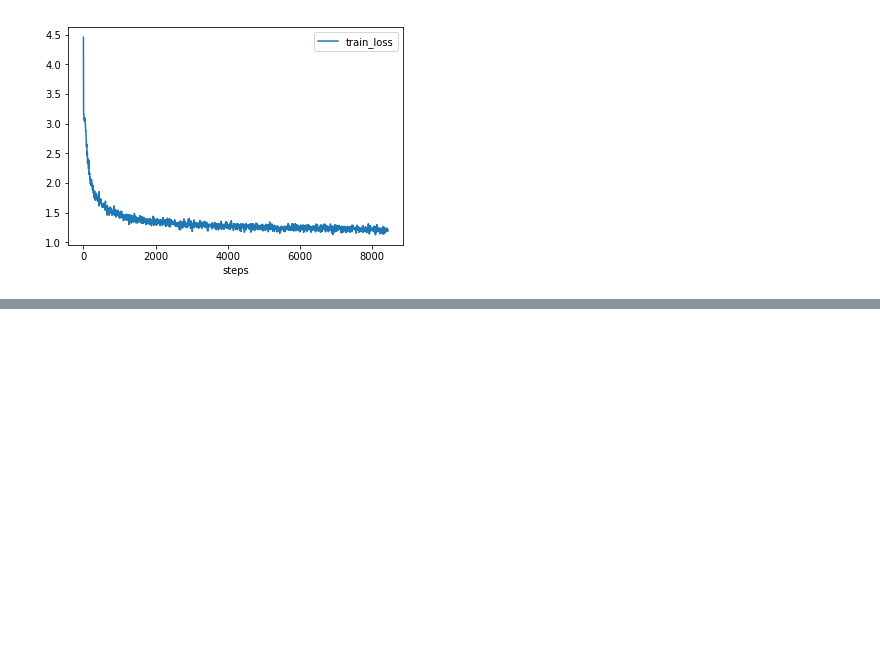
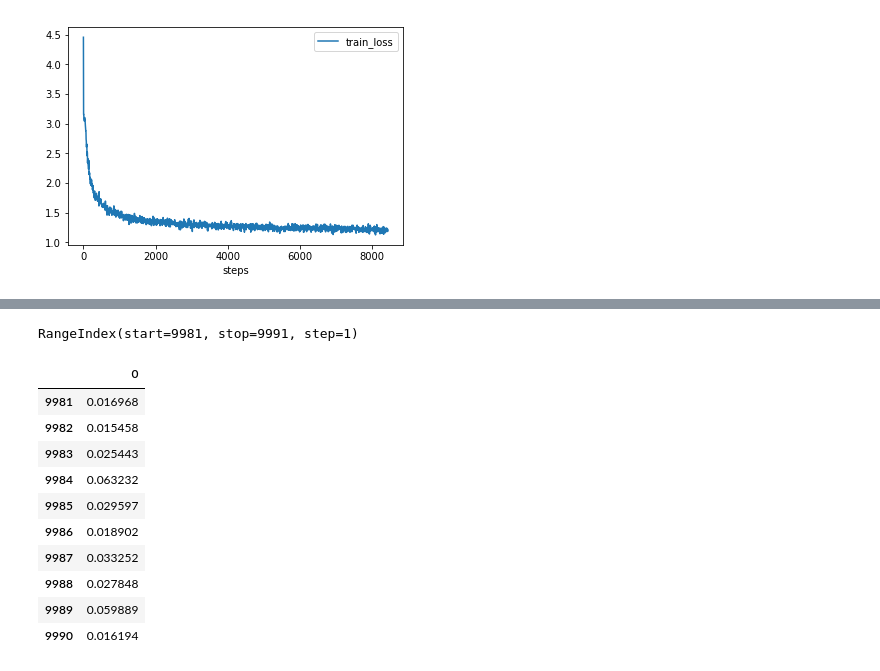
Before and after one commit to wlongxiang/DL_assignments_2019, a Jupyter notebook: assignment_2/plot.ipynb, the cells around one changed output, grey strips where cells are left out. Cells and saved outputs as stored; diff of their text form; code cells hidden in the pictures; blank space fills up the shorter version.

```diff
--- a/assignment_2/plot.ipynb
+++ b/assignment_2/plot.ipynb
@@ -235,0 +296,18 @@ textgen_inputlength_30_hiddenunits_128_lr_0.01_batchsize_64_1574710103.csv
+# %%
+data.index[-20:-10]
+# %% [output]
+RangeIndex(start=9981, stop=9991, step=1)
+# %%
+data[-20:-10]
+# %% [output]
+|  | 0 |
+| 9981 | 0.016968 |
+| 9982 | 0.015458 |
+| 9983 | 0.025443 |
+| 9984 | 0.063232 |
+| 9985 | 0.029597 |
+| 9986 | 0.018902 |
+| 9987 | 0.033252 |
+| 9988 | 0.027848 |
+| 9989 | 0.059889 |
+| 9990 | 0.016194 |
```
Also changed, not shown: parts of 3 cells of this notebook, 4 other files.
